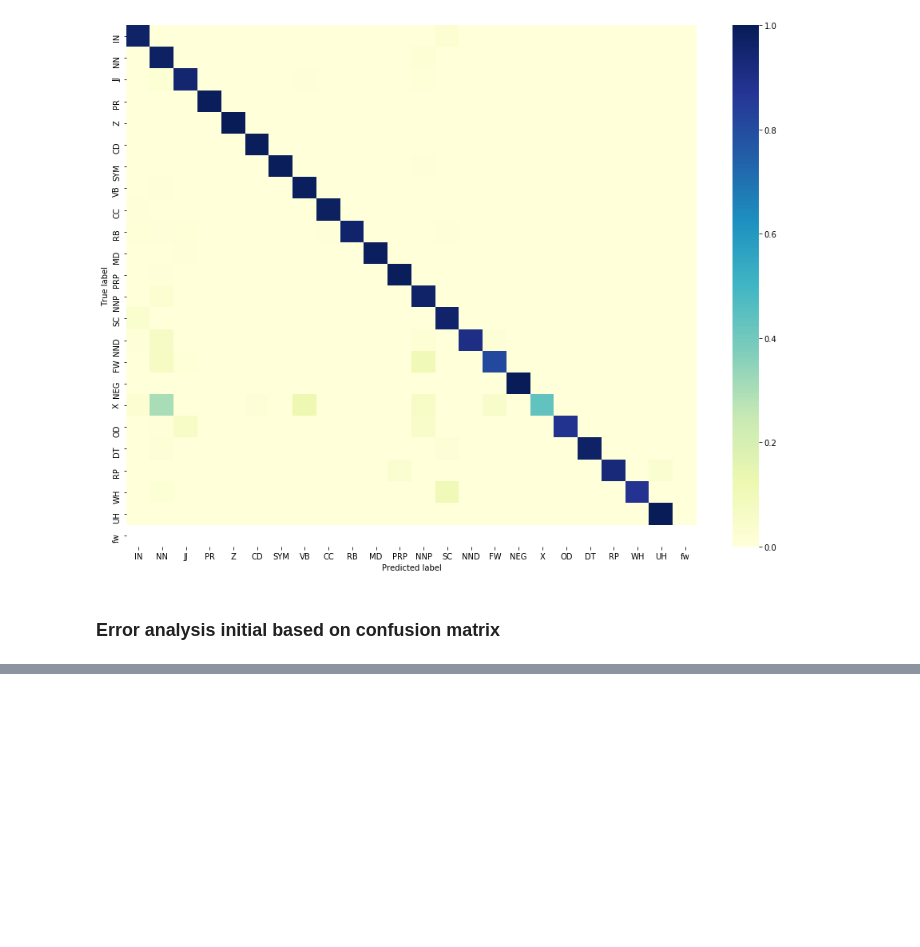
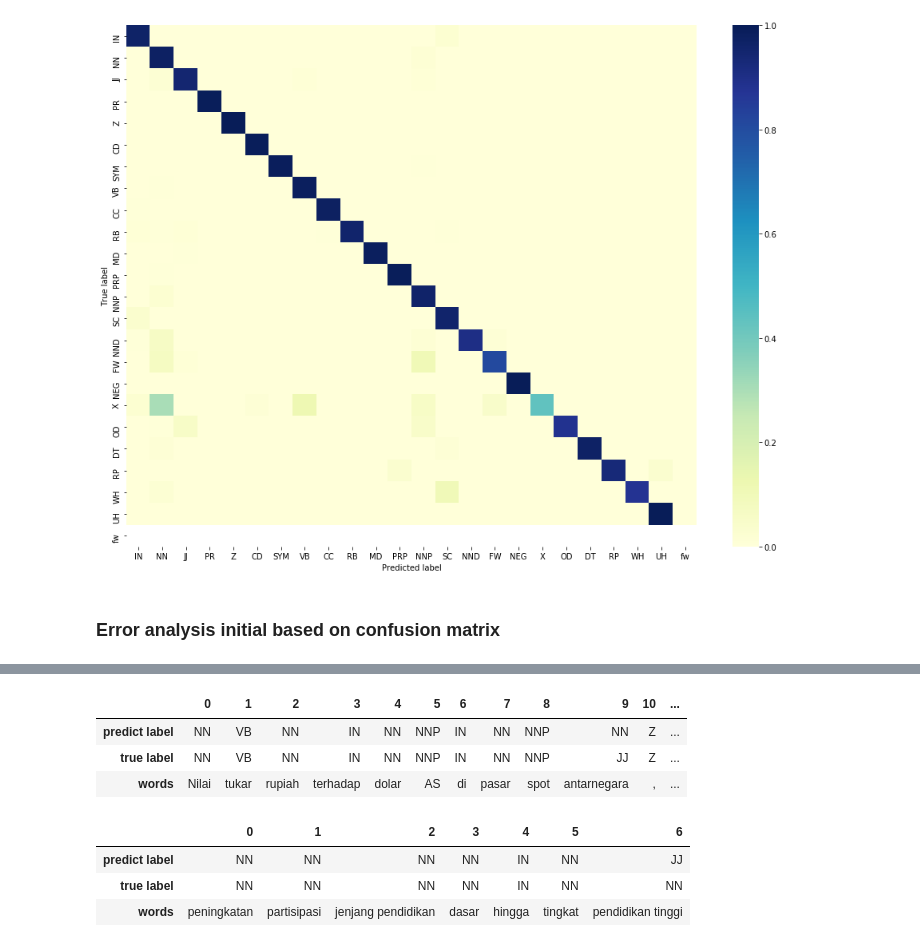
Before and after one commit to farhanreynaldo/pos-tagging-indonesia, a Jupyter notebook: notebook/POS tagging evaluation.ipynb, the cells around one changed output, grey strips where cells are left out. Cells and saved outputs as stored; diff of their text form; code cells hidden in the pictures; blank space fills up the shorter version.

```diff
--- a/notebook/POS tagging evaluation.ipynb
+++ b/notebook/POS tagging evaluation.ipynb
@@ -159,7 +176,7 @@ error_1 = [[('Nilai', 'NN'),
   ('di', 'IN'),
   ('pasar', 'NN'),
   ('spot', 'NNP'),
-  ('antarnegara', 'X'),
+  ('antarnegara', 'JJ'),
   (',', 'Z'),
   ('Senin', 'NNP'),
   ('sore', 'NN'),
@@ -238,0 +206,23 @@ X_test, y_test = prepareData(test_set, anyfix_removed)
+# %%
+error_analysis(error_1).T
+# ketika typo dia salah
+# %% [output]
+|  | 0 | 1 | 2 | 3 | 4 | 5 | 6 | 7 | 8 | 9 | 10 | ... |
+| predict label | NN | VB | NN | IN | NN | NNP | IN | NN | NNP | NN | Z | ... |
+| true label | NN | VB | NN | IN | NN | NNP | IN | NN | NNP | JJ | Z | ... |
+| words | Nilai | tukar | rupiah | terhadap | dolar | AS | di | pasar | spot | antarnegara | , | ... |
+# %%
+error_2 = [[('peningkatan', 'NN'),
+ ('partisipasi', 'NN'),
+ ('jenjang pendidikan', 'NN'),
+ ('dasar', 'NN'),
+ ('hingga', 'IN'),
+ ('tingkat', 'NN'),
+ ('pendidikan tinggi', 'NN')]]
+
+error_analysis(error_2).T
+# %% [output]
+|  | 0 | 1 | 2 | 3 | 4 | 5 | 6 |
+| predict label | NN | NN | NN | NN | IN | NN | JJ |
+| true label | NN | NN | NN | NN | IN | NN | NN |
+| words | peningkatan | partisipasi | jenjang pendidikan | dasar | hingga | tingkat | pendidikan tinggi |
```
Also changed, not shown: parts of 10 cells of this notebook.
